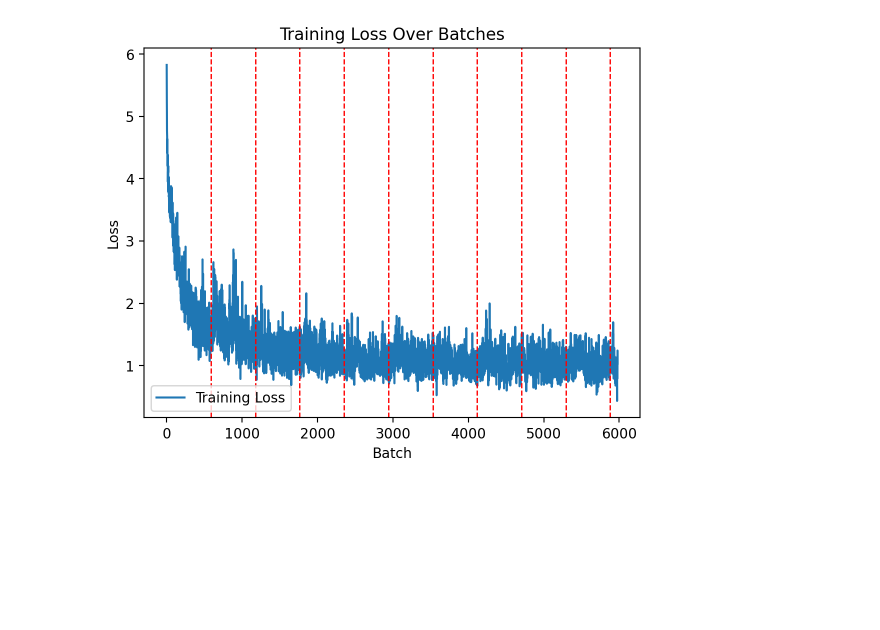
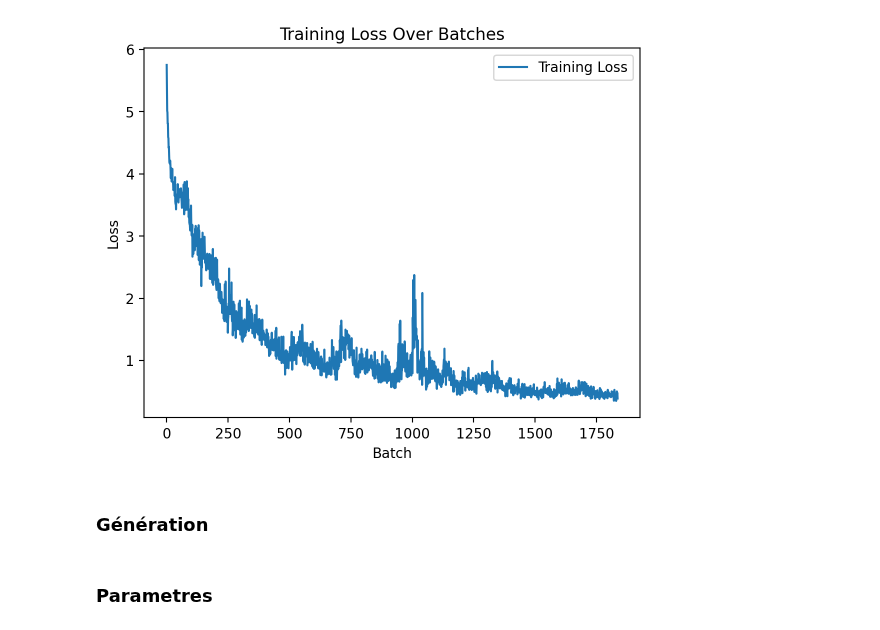
Before and after one commit to Gowthraven/Projet_M2, a Jupyter notebook: Transformer.ipynb, the cells around one changed output. Drawn from its saved outputs; the diff is of its cells as text; code cells hidden in the pictures; blank space fills up the shorter version.

Commit message:
Mise au propre du notebook+ ajout extraction melodies + les 2 modes de génération

```diff
--- a/Transformer.ipynb
+++ b/Transformer.ipynb
@@ -59,5 +56,5 @@ from visualization import n_measure
 # %%
-melody_preprocessor = MelodyPreprocessor("assets/datasetA.json", batch_size=32)
+melody_preprocessor = MelodyPreprocessor("data/dataset3A.json", batch_size=32)
 train_dataset = melody_preprocessor.create_training_dataset()
 vocab_size = melody_preprocessor.number_of_tokens_with_padding
 transformer_model = Transformer(
@@ -71,6 +68,4 @@ transformer_model = Transformer(
     max_num_positions_in_pe_decoder=384,
     dropout_rate=0.2,
 )
-
-with tf.device('/device:GPU:0'):
-    iters,losses=train(train_dataset, transformer_model,5)
+nb_batchs=len(train_dataset)
@@ -94,0 +74,2 @@ Epoch 5 Batch 1196 Loss 1.0301125049591064
+# %%
+iters,losses=train(train_dataset, transformer_model,2)
@@ -95,14 +94,14 @@ Epoch 5 Batch 1196 Loss 1.0301125049591064
 # %%
 def plot_losses(iters,losses,batchs):
     plt.plot(iters,losses, label='Training Loss')
     for i in range(batchs,len(iters),batchs):
         plt.axvline(x=i, color='r', linestyle='--', linewidth=1)
     plt.xlabel('Batch')
     plt.ylabel('Loss')
     plt.title('Training Loss Over Batches')
     plt.legend()
     plt.show()
 
-plot_losses(iters,losses,1195)
+plot_losses(iters,losses,nb_batchs)
 # %% [output]
-[figure, old version]
+[figure, new version]
@@ -153,0 +108,4 @@ melodies_generated=[]
+# %% [markdown]
+### Génération
+# %% [markdown]
+### Parametres
```
Also changed, not shown: parts of 33 cells of this notebook.
